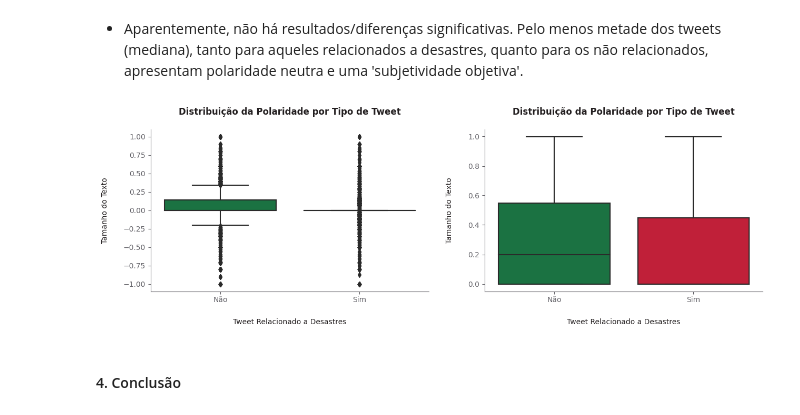
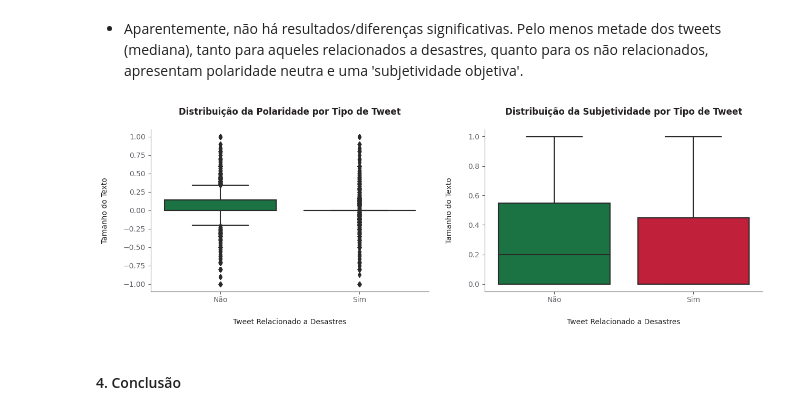
Before and after one commit to allmeidaapedro/Twitter-Disaster-Analysis, a Jupyter notebook: notebooks/eda.ipynb, the cells around one changed output. Saved outputs shown, nothing was run; the diff lists cells and outputs as text; code cells hidden in the pictures.

```diff
--- a/notebooks/eda.ipynb
+++ b/notebooks/eda.ipynb
@@ -607,33 +607,33 @@ clean_df.groupby(['target'])[['polarity', 'subjectivity']].describe()
 # %%
 # Plotting and customizing.
 fig, ax = plt.subplots(1, 2, figsize=(15, 4))
 sns.boxplot(data=clean_df, x='target', y='polarity', orient='v', palette=[VERDE1, VERMELHO1], ax=ax[0])
 ax[0].set_title('Distribuição da Polaridade por Tipo de Tweet', color=CINZA1, fontweight='bold', pad=20)
 ax[0].set_xticks(range(2))
 ax[0].set_xticklabels(['Não', 'Sim'])
 ax[0].set_ylabel('Tamanho do Texto', color=CINZA1, labelpad=20)
 ax[0].set_xlabel('Tweet Relacionado a Desastres', color=CINZA1, labelpad=20)
 ax[0].tick_params(axis='x', colors=CINZA4)
 ax[0].tick_params(axis='y', colors=CINZA4)
 ax[0].spines['left'].set_color(CINZA4)
 ax[0].spines['bottom'].set_color(CINZA4)
 ax[0].spines['right'].set_visible(False)
 ax[0].spines['top'].set_visible(False)
 
 sns.boxplot(data=clean_df, x='target', y='subjectivity', orient='v', palette=[VERDE1, VERMELHO1], ax=ax[1])
-ax[1].set_title('Distribuição da Polaridade por Tipo de Tweet', color=CINZA1, fontweight='bold', pad=20)
+ax[1].set_title('Distribuição da Subjetividade por Tipo de Tweet', color=CINZA1, fontweight='bold', pad=20)
 ax[1].set_xticks(range(2))
 ax[1].set_xticklabels(['Não', 'Sim'])
 ax[1].set_ylabel('Tamanho do Texto', color=CINZA1, labelpad=20)
 ax[1].set_xlabel('Tweet Relacionado a Desastres', color=CINZA1, labelpad=20)
 ax[1].tick_params(axis='x', colors=CINZA4)
 ax[1].tick_params(axis='y', colors=CINZA4)
 ax[1].spines['left'].set_color(CINZA4)
 ax[1].spines['bottom'].set_color(CINZA4)
 ax[1].spines['right'].set_visible(False)
 ax[1].spines['top'].set_visible(False)
 # %% [output]
-[figure, old version]
+[figure, new version]
 # %% [markdown]
 #### 4. Conclusão
 # %% [markdown]
```
Also changed, not shown: parts of 3 cells of this notebook.
